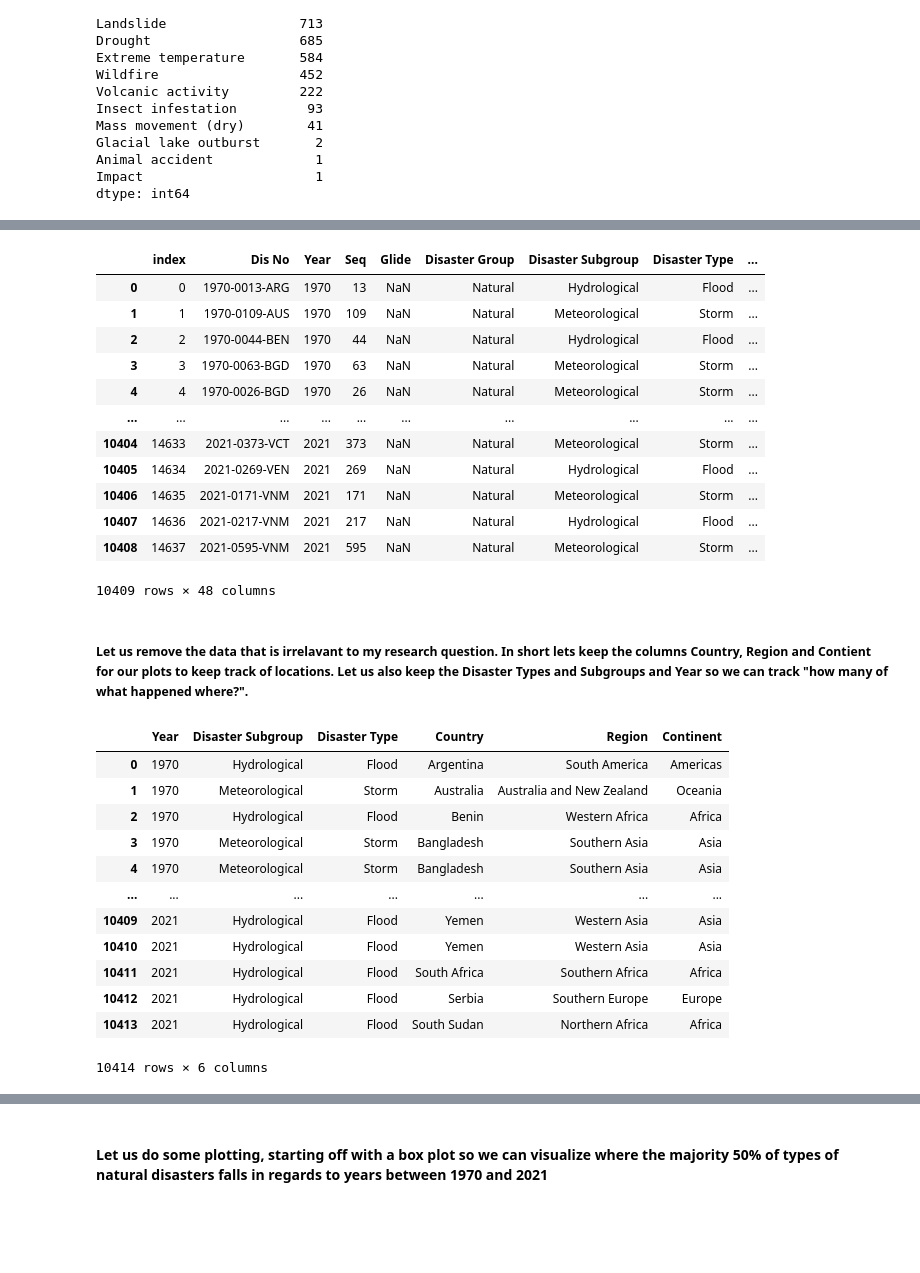
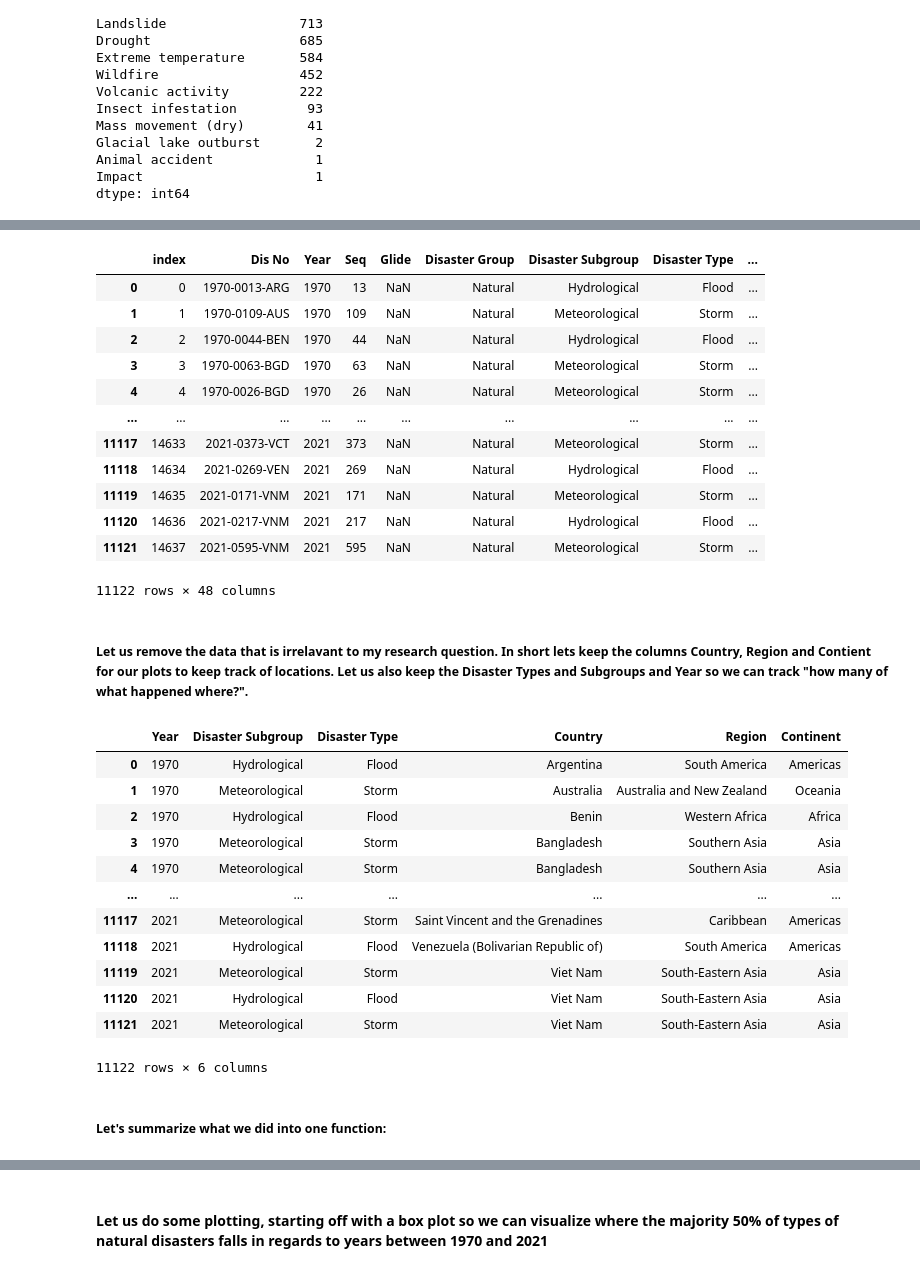
Before and after one commit to ubco-W2022T2-data301/project-group-group42, a Jupyter notebook: analysis/analysisRona.ipynb, the cells around one changed output, grey strips where cells are left out. Saved outputs shown, nothing was run; the diff lists cells and outputs as text; code cells hidden in the pictures; blank space fills up the shorter version.

```diff
--- a/analysis/analysisRona.ipynb
+++ b/analysis/analysisRona.ipynb
@@ -91,5 +130,5 @@ df_clean1.head(5)
 # %%
-top5_list =["Flood", "Storm", "Drought", "Wildfire"]
+top5_list =["Flood", "Storm", "Drought", "Wildfire", "Landslide"]
 nat_dis5 = df_nd[df_nd["Disaster Type"].isin(top5_list)].reset_index()
 nat_dis5.head(-5)
 # %% [output]
@@ -100,28 +139,31 @@ nat_dis5.head(-5)
 | 3 | 3 | 1970-0063-BGD | 1970 | 63 | NaN | Natural | Meteorological | Storm | ... |
 | 4 | 4 | 1970-0026-BGD | 1970 | 26 | NaN | Natural | Meteorological | Storm | ... |
 | ... | ... | ... | ... | ... | ... | ... | ... | ... | ... |
-| 10404 | 14633 | 2021-0373-VCT | 2021 | 373 | NaN | Natural | Meteorological | Storm | ... |
-| 10405 | 14634 | 2021-0269-VEN | 2021 | 269 | NaN | Natural | Hydrological | Flood | ... |
-| 10406 | 14635 | 2021-0171-VNM | 2021 | 171 | NaN | Natural | Meteorological | Storm | ... |
-| 10407 | 14636 | 2021-0217-VNM | 2021 | 217 | NaN | Natural | Hydrological | Flood | ... |
-| 10408 | 14637 | 2021-0595-VNM | 2021 | 595 | NaN | Natural | Meteorological | Storm | ... |
+| 11117 | 14633 | 2021-0373-VCT | 2021 | 373 | NaN | Natural | Meteorological | Storm | ... |
+| 11118 | 14634 | 2021-0269-VEN | 2021 | 269 | NaN | Natural | Hydrological | Flood | ... |
+| 11119 | 14635 | 2021-0171-VNM | 2021 | 171 | NaN | Natural | Meteorological | Storm | ... |
+| 11120 | 14636 | 2021-0217-VNM | 2021 | 217 | NaN | Natural | Hydrological | Flood | ... |
+| 11121 | 14637 | 2021-0595-VNM | 2021 | 595 | NaN | Natural | Meteorological | Storm | ... |
-10409 rows × 48 columns
+11122 rows × 48 columns
 # %% [markdown]
 ##### Let us remove the data that is irrelavant to my research question. In short lets keep the columns Country, Region and Contient for our plots to keep track of locations. Let us also keep the Disaster Types and Subgroups and Year so we can track "how many of what happened where?".
 # %%
-dfclean = nat_dis5.iloc[:,[2,6,7,11,13,14,]]
-dfclean
+dfclean = nat_dis5.iloc[:,[2,6,7,11,13,14]]
+dfclean= dfclean.dropna()
+dfclean.head(-5)
 # %% [output]
 |  | Year | Disaster Subgroup | Disaster Type | Country | Region | Continent |
 | 0 | 1970 | Hydrological | Flood | Argentina | South America | Americas |
 | 1 | 1970 | Meteorological | Storm | Australia | Australia and New Zealand | Oceania |
 | 2 | 1970 | Hydrological | Flood | Benin | Western Africa | Africa |
 | 3 | 1970 | Meteorological | Storm | Bangladesh | Southern Asia | Asia |
 | 4 | 1970 | Meteorological | Storm | Bangladesh | Southern Asia | Asia |
 | ... | ... | ... | ... | ... | ... | ... |
-| 10409 | 2021 | Hydrological | Flood | Yemen | Western Asia | Asia |
-| 10410 | 2021 | Hydrological | Flood | Yemen | Western Asia | Asia |
-| 10411 | 2021 | Hydrological | Flood | South Africa | Southern Africa | Africa |
-| 10412 | 2021 | Hydrological | Flood | Serbia | Southern Europe | Europe |
-| 10413 | 2021 | Hydrological | Flood | South Sudan | Northern Africa | Africa |
+| 11117 | 2021 | Meteorological | Storm | Saint Vincent and the Grenadines | Caribbean | Americas |
+| 11118 | 2021 | Hydrological | Flood | Venezuela (Bolivarian Republic of) | South America | Americas |
+| 11119 | 2021 | Meteorological | Storm | Viet Nam | South-Eastern Asia | Asia |
+| 11120 | 2021 | Hydrological | Flood | Viet Nam | South-Eastern Asia | Asia |
+| 11121 | 2021 | Meteorological | Storm | Viet Nam | South-Eastern Asia | Asia |
-10414 rows × 6 columns
+11122 rows × 6 columns
+# %% [markdown]
+##### Let's summarize what we did into one function:
```
Also changed, not shown: parts of 21 cells of this notebook.
